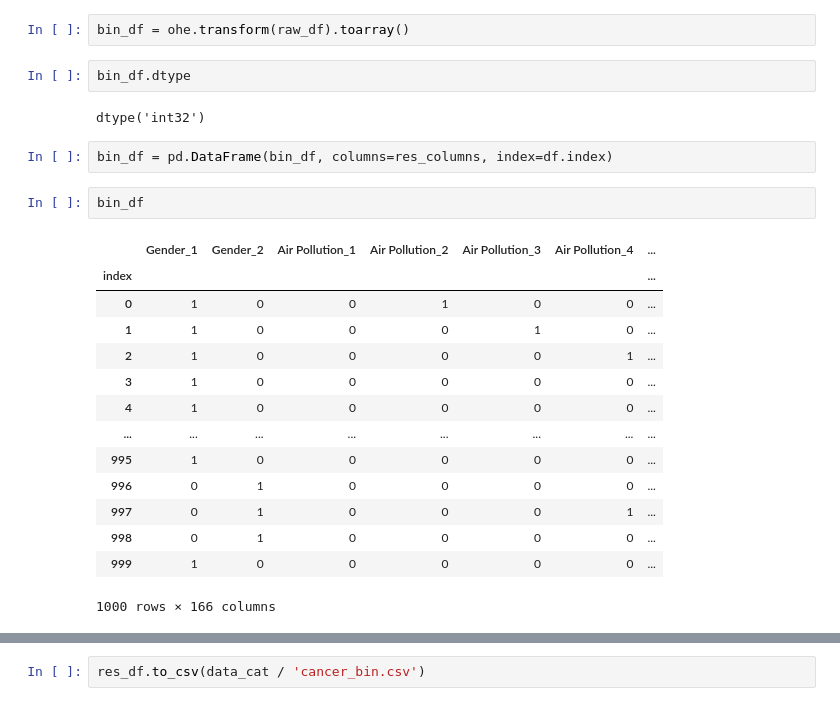
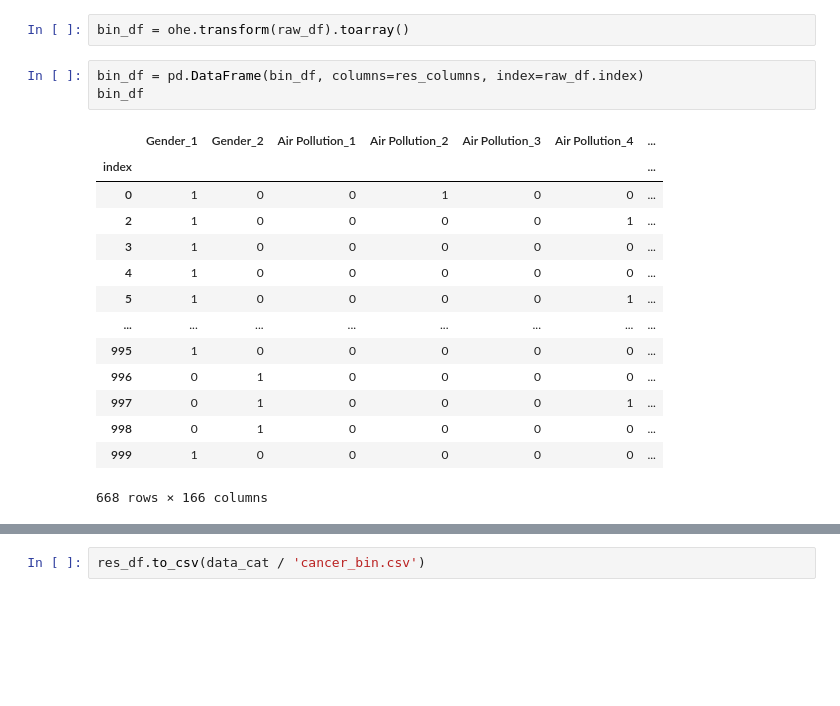
Before and after one commit to Chpel/Maga, a Jupyter notebook: OSDA .ipynb/Big homework/Bin_dataset.ipynb, the cells around one changed output, grey strips where cells are left out. Drawn from its saved outputs; the diff is of its cells as text; blank space fills up the shorter version.

```diff
--- a/OSDA .ipynb/Big homework/Bin_dataset.ipynb
+++ b/OSDA .ipynb/Big homework/Bin_dataset.ipynb
@@ -147,27 +126,22 @@ array(['Gender_1', 'Gender_2', 'Air Pollution_1', 'Air Pollution_2',
        'Snoring_5', 'Snoring_6', 'Snoring_7'], dtype=object)
 # %%
 bin_df = ohe.transform(raw_df).toarray()
-# %%
-bin_df.dtype
-# %% [output]
-dtype('int32')
 # %%
-bin_df = pd.DataFrame(bin_df, columns=res_columns, index=df.index)
+bin_df = pd.DataFrame(bin_df, columns=res_columns, index=raw_df.index)
+bin_df
+# %% [output]
+|  | Gender_1 | Gender_2 | Air Pollution_1 | Air Pollution_2 | Air Pollution_3 | Air Pollution_4 | ... |
+| index |  |  |  |  |  |  | ... |
+| 0 | 1 | 0 | 0 | 1 | 0 | 0 | ... |
+| 2 | 1 | 0 | 0 | 0 | 0 | 1 | ... |
+| 3 | 1 | 0 | 0 | 0 | 0 | 0 | ... |
+| 4 | 1 | 0 | 0 | 0 | 0 | 0 | ... |
+| 5 | 1 | 0 | 0 | 0 | 0 | 1 | ... |
+| ... | ... | ... | ... | ... | ... | ... | ... |
+| 995 | 1 | 0 | 0 | 0 | 0 | 0 | ... |
+| 996 | 0 | 1 | 0 | 0 | 0 | 0 | ... |
+| 997 | 0 | 1 | 0 | 0 | 0 | 1 | ... |
+| 998 | 0 | 1 | 0 | 0 | 0 | 0 | ... |
+| 999 | 1 | 0 | 0 | 0 | 0 | 0 | ... |
+668 rows × 166 columns
-# %%
-bin_df
-# %% [output]
-|  | Gender_1 | Gender_2 | Air Pollution_1 | Air Pollution_2 | Air Pollution_3 | Air Pollution_4 | ... |
-| index |  |  |  |  |  |  | ... |
-| 0 | 1 | 0 | 0 | 1 | 0 | 0 | ... |
-| 1 | 1 | 0 | 0 | 0 | 1 | 0 | ... |
-| 2 | 1 | 0 | 0 | 0 | 0 | 1 | ... |
-| 3 | 1 | 0 | 0 | 0 | 0 | 0 | ... |
-| 4 | 1 | 0 | 0 | 0 | 0 | 0 | ... |
-| ... | ... | ... | ... | ... | ... | ... | ... |
-| 995 | 1 | 0 | 0 | 0 | 0 | 0 | ... |
-| 996 | 0 | 1 | 0 | 0 | 0 | 0 | ... |
-| 997 | 0 | 1 | 0 | 0 | 0 | 1 | ... |
-| 998 | 0 | 1 | 0 | 0 | 0 | 0 | ... |
-| 999 | 1 | 0 | 0 | 0 | 0 | 0 | ... |
-1000 rows × 166 columns
 # %%
```
Also changed, not shown: parts of 8 cells of this notebook.
